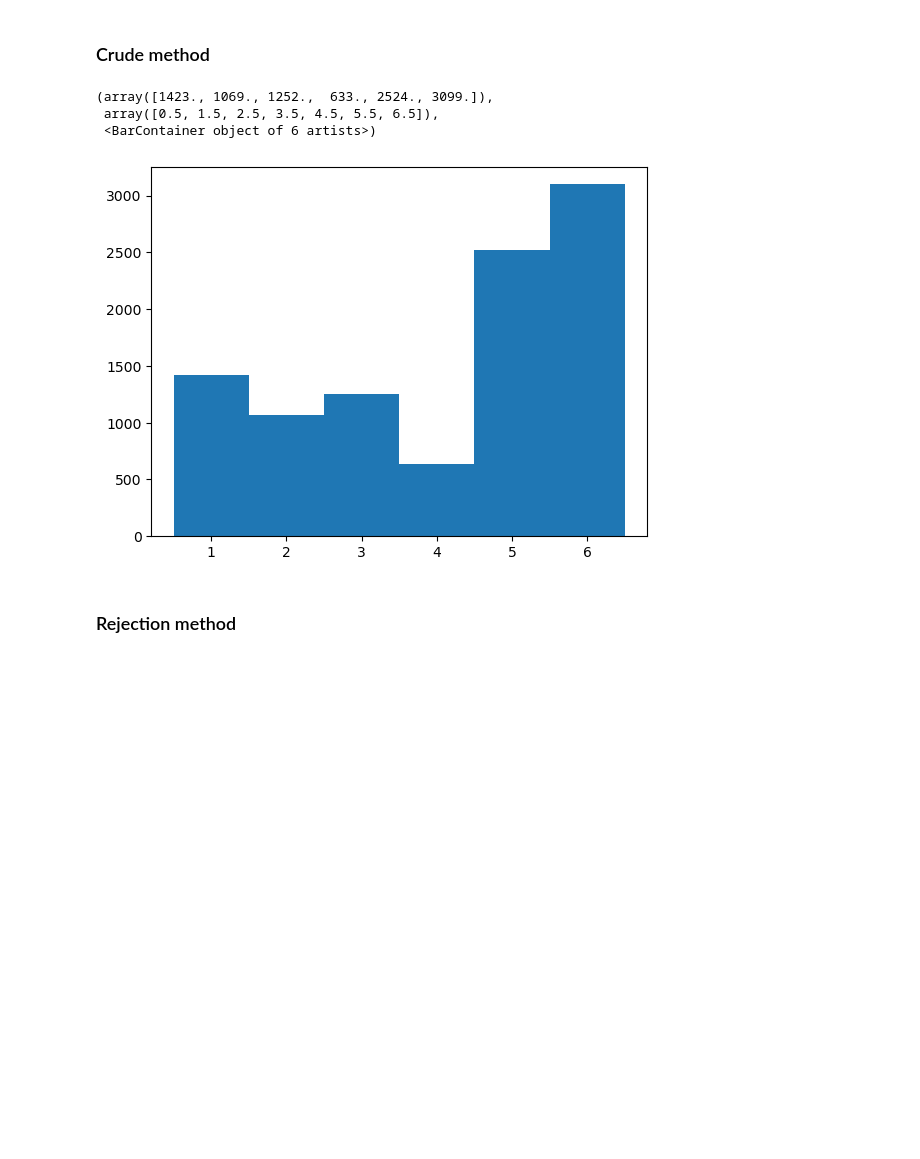
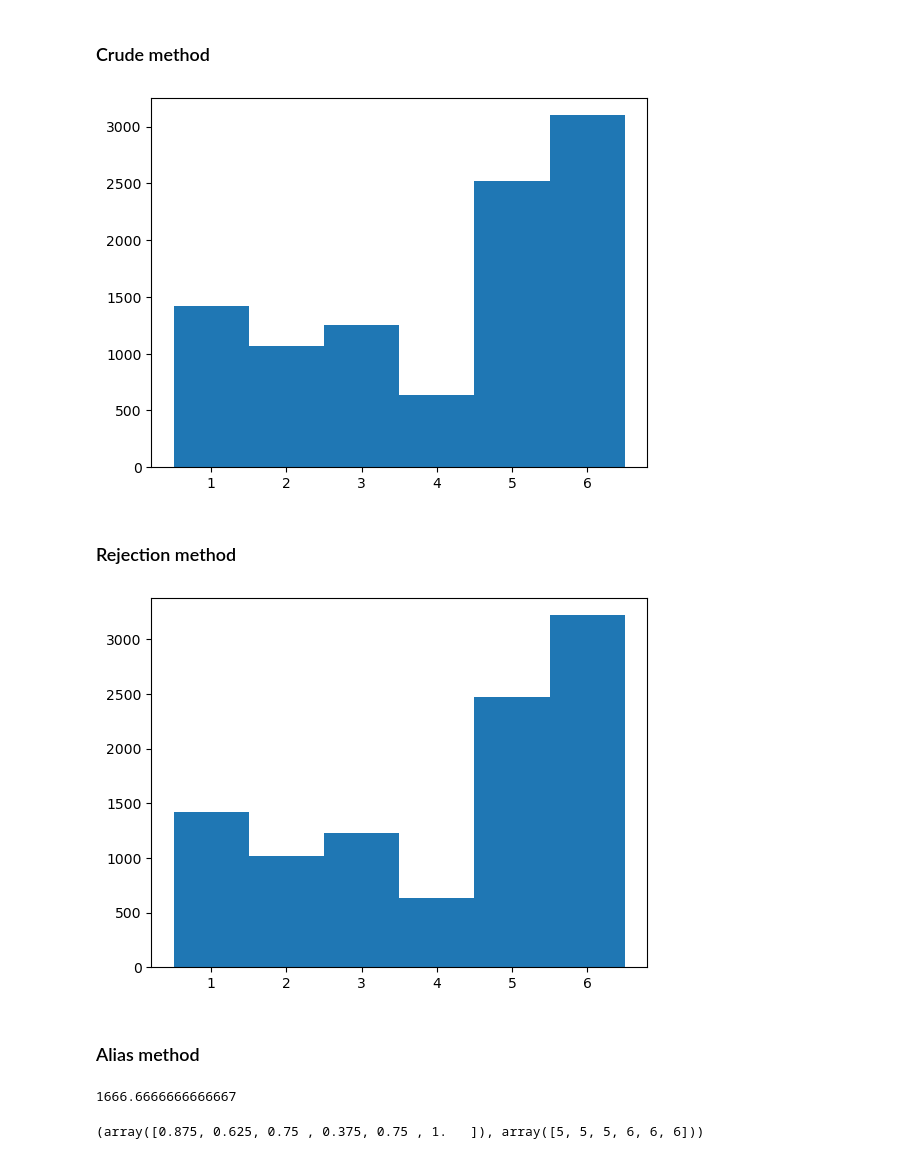
Before and after one commit to s224399/Stoc_sim_2k26, a Jupyter notebook: Exercises(week_1)/Nico/Exercise 2.ipynb, the cells around one changed output. Cells and saved outputs as stored; diff of their text form; code cells hidden in the pictures; blank space fills up the shorter version.

```diff
--- a/Exercises(week_1)/Nico/Exercise 2.ipynb
+++ b/Exercises(week_1)/Nico/Exercise 2.ipynb
@@ -45,15 +41,37 @@ U = rng.uniform(low=0, high=1, size=N)
 X_crude = np.zeros(N)
 for i in range(N):
     for j in range(len(Xi)):
-        if U[i] < P_partial_sums[j]:
+        if (U[i] < P_partial_sums[j]):
             X_crude[i] = Xi[j]
             break
 # %%
 plt.hist(X_crude, bins=bins)
+plt.show()
 # %% [output]
-(array([1423., 1069., 1252.,  633., 2524., 3099.]),
- array([0.5, 1.5, 2.5, 3.5, 4.5, 5.5, 6.5]),
- <BarContainer object of 6 artists>)
 [figure]
 # %% [markdown]
 ### Rejection method
+# %%
+N = 10000
+X_rejection = np.zeros(N)
+c = np.max(P)+1
+I = np.floor(6*U)+1
+
+for i in range(N):
+    while(True):
+        I = np.floor(6*rng.uniform(low=0, high=1, size=1)[0])+1
+        pI = P[int(I-1)]
+        if (rng.uniform(low=0, high=1, size=1)[0] <= pI/c):
+            X_rejection[i] = I
+            break
+# %%
+plt.hist(X_rejection, bins=bins)
+plt.show()
+# %% [output]
+[figure, added]
+# %% [markdown]
+### Alias method
+# %%
+N/6
+# %% [output]
+1666.6666666666667
@@ -59,0 +97,4 @@ plt.hist(X_crude, bins=bins)
+# %%
+F, L
+# %% [output]
+(array([0.875, 0.625, 0.75 , 0.375, 0.75 , 1.   ]), array([5, 5, 5, 6, 6, 6]))
```
Also changed, not shown: parts of 4 cells of this notebook.
